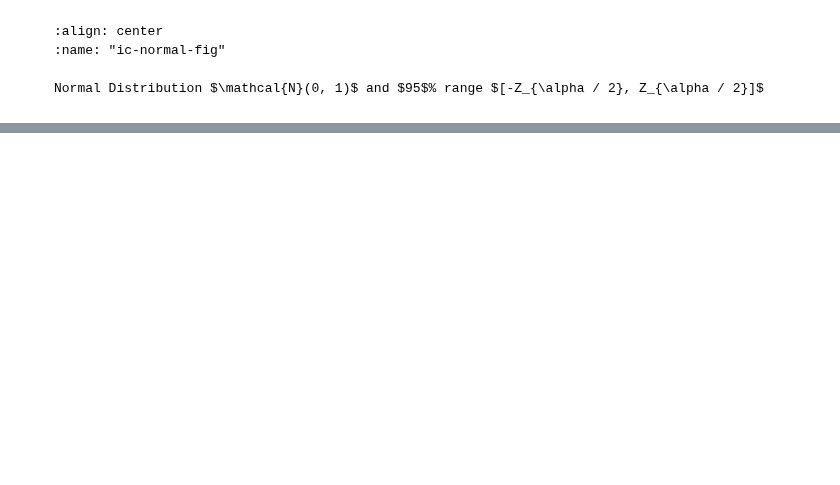
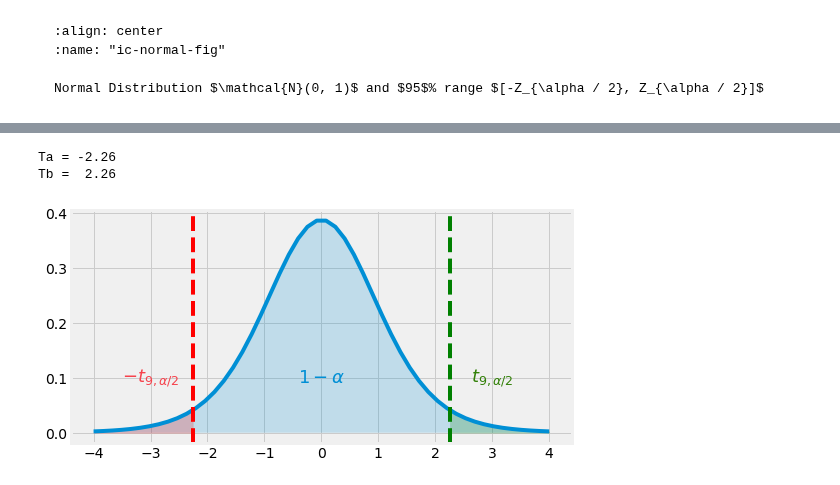
Before and after one commit to yliess86/DataDrivenScienceBook, a Jupyter notebook: data_driven_science_book/2_applied_mathematics/3_statistical_inference.ipynb, the cells around one changed output, grey strips where cells are left out. Saved outputs shown, nothing was run; the diff lists cells and outputs as text; code cells hidden in the pictures; blank space fills up the shorter version.

```diff
--- a/data_driven_science_book/2_applied_mathematics/3_statistical_inference.ipynb
+++ b/data_driven_science_book/2_applied_mathematics/3_statistical_inference.ipynb
@@ -790,0 +812,52 @@ Normal Distribution $\mathcal{N}(0, 1)$ and $95$% range $[-Z_{\alpha / 2}, Z_{\a
+# %%
+from scipy.stats import t
+
+
+confidence = 0.95
+ta = t.ppf((1 - confidence) / 2, 9)
+tb = t.ppf((1 + confidence) / 2, 9)
+
+print(f"Ta = {ta:.2f}")
+print(f"Tb =  {tb:.2f}")
+# %% [output]
+Ta = -2.26
+Tb =  2.26
+# %%
+import matplotlib.pyplot as plt
+import numpy as np
+plt.ion()
+plt.style.use("fivethirtyeight")
+
+fig = plt.figure(figsize=(8, 4),  facecolor="white")
+ax = fig.add_subplot(1, 1, 1)
+
+X = np.linspace(-4, 4)
+ax.plot(X, t.pdf(X, 9))
+ax.axvline(-2.26, linestyle="--", color="r")
+ax.axvline( 2.26, linestyle="--", color="g")
+
+X = np.linspace(-4, 4)
+ax.fill_between(X, t.pdf(X, 9), alpha=0.2)
+
+X = np.linspace(-4, -2.26)
+ax.fill_between(X, t.pdf(X, 9), alpha=0.2, color="r")
+X = np.linspace(2.26, 4)
+ax.fill_between(X, t.pdf(X, 9), alpha=0.2, color="g")
+
+ax.text(
+    0, 0.10, r"$1 - \alpha$", horizontalalignment='center', verticalalignment='center',
+    fontsize=18, color="#008FD5", weight="bold",
+)
+ax.text(
+    -3, 0.10, r"$-t_{9,\alpha / 2}$", horizontalalignment='center', verticalalignment='center',
+    fontsize=18, color="#F6424C", weight="bold",
+)
+ax.text(
+    3, 0.10, r"$t_{9,\alpha / 2}$", horizontalalignment='center', verticalalignment='center',
+    fontsize=18, color="#328008", weight="bold",
+)
+
+fig.subplots_adjust(hspace=0.25, wspace=0.40)
+fig.canvas.draw()
+# %% [output]
+[figure, added]
```
Also changed, not shown: parts of 6 cells of this notebook.
